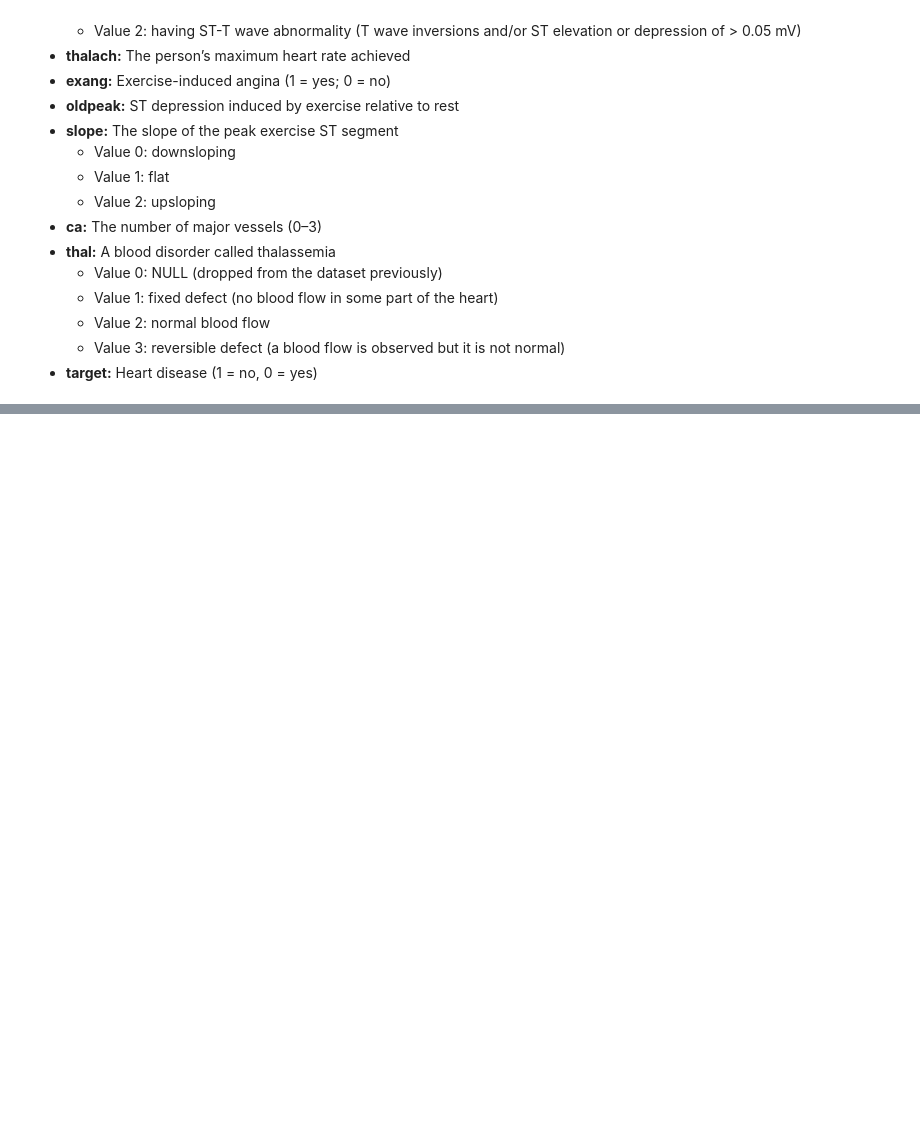
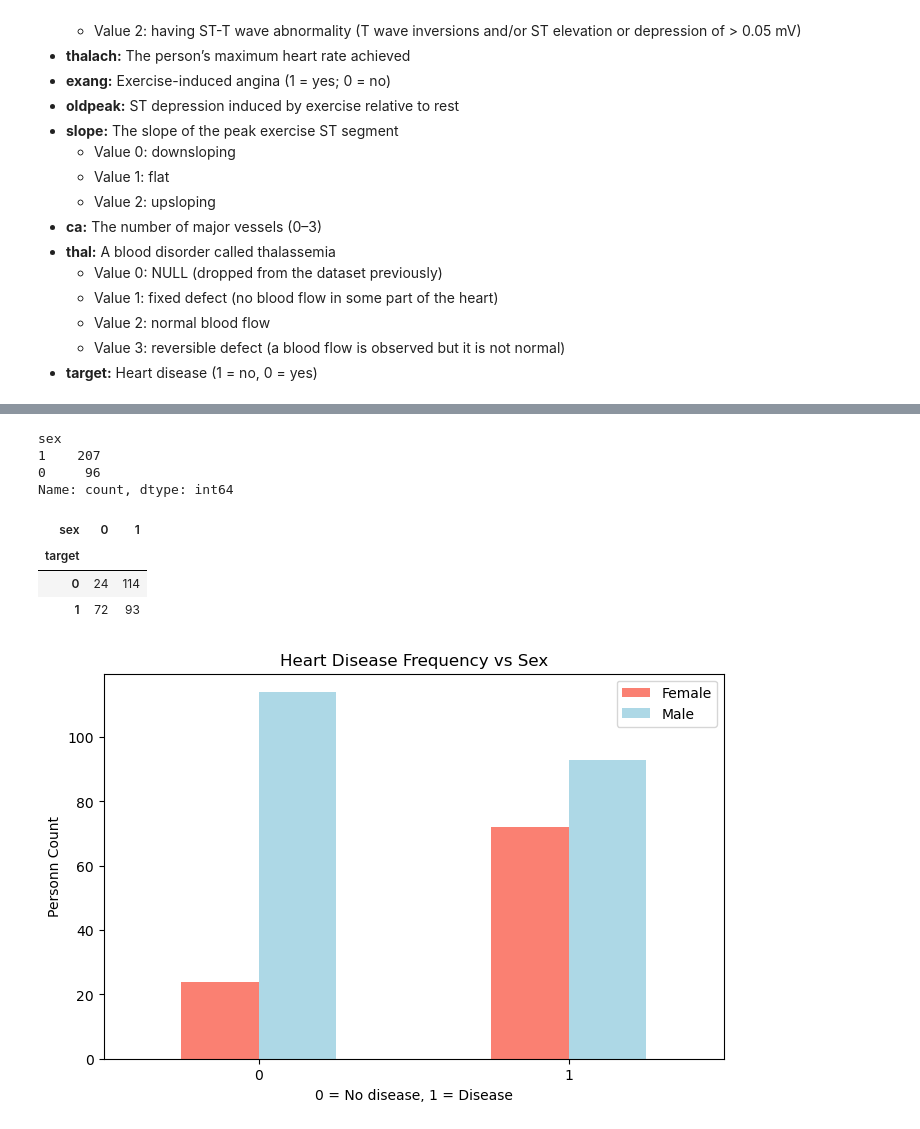
Before and after one commit to singhgauravv/heart_disease_classification_model, a Jupyter notebook: heart-disease-model.ipynb, the cells around one changed output, grey strips where cells are left out. Drawn from its saved outputs; the diff is of its cells as text; code cells hidden in the pictures; blank space fills up the shorter version.

```diff
--- a/heart-disease-model.ipynb
+++ b/heart-disease-model.ipynb
@@ -77,0 +168,25 @@ from sklearn.metrics import RocCurveDisplay
+# %%
+# Heart Disease frequency vs sex
+df.sex.value_counts()
+# %% [output]
+sex
+1    207
+0     96
+Name: count, dtype: int64
+# %%
+# target vs sex
+pd.crosstab(df.target, df.sex)
+# %% [output]
+| sex | 0 | 1 |
+| target |  |  |
+| 0 | 24 | 114 |
+| 1 | 72 | 93 |
+# %%
+pd.crosstab(df.target, df.sex).plot(kind="bar", figsize=(8,5), color=["salmon", "lightblue"])
+plt.title("Heart Disease Frequency vs Sex")
+plt.xlabel("0 = No disease, 1 = Disease")
+plt.ylabel("Personn Count")
+plt.legend(["Female", "Male"])
+plt.xticks(rotation=0);
+# %% [output]
+[figure, added]
```
Also changed, not shown: parts of 9 cells of this notebook, 1 other file.
